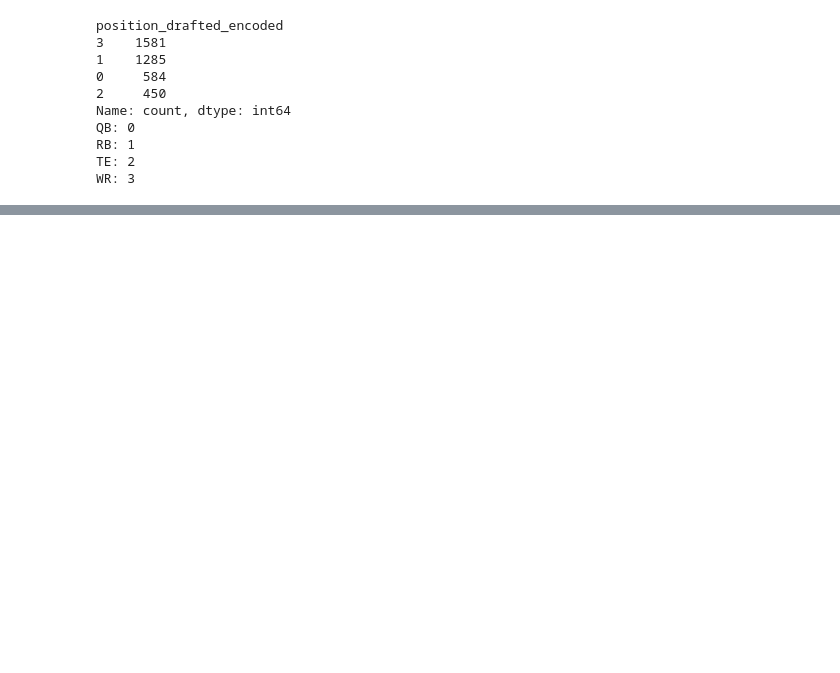
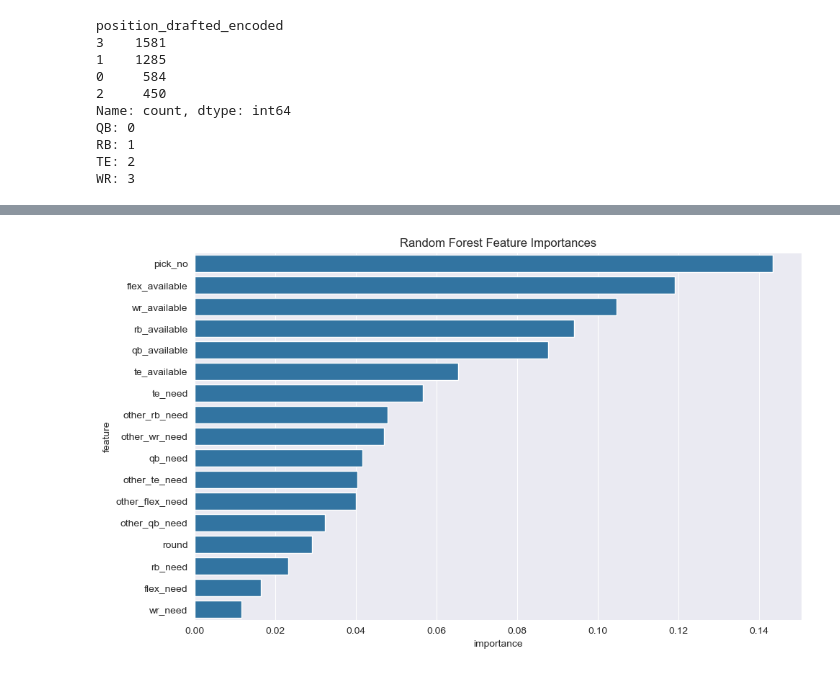
Before and after one commit to arkokush/FantasyFootball, a Jupyter notebook: notebooks/nueral_network_model.ipynb, the cells around one changed output, grey strips where cells are left out. Saved outputs shown, nothing was run; the diff lists cells and outputs as text; code cells hidden in the pictures; blank space fills up the shorter version.

```diff
--- a/notebooks/nueral_network_model.ipynb
+++ b/notebooks/nueral_network_model.ipynb
@@ -239,0 +240,21 @@ Validation accuracy: 0.514102564102564
+# %%
+import pandas as pd
+import matplotlib.pyplot as plt
+import seaborn as sns
+
+# Get feature importances from the trained model
+importances = rf.feature_importances_
+feature_names = X_train.columns
+
+# Create a DataFrame for easy plotting
+feat_imp = pd.DataFrame({'feature': feature_names, 'importance': importances})
+feat_imp = feat_imp.sort_values('importance', ascending=False)
+
+# Plot
+plt.figure(figsize=(10, 6))
+sns.barplot(x='importance', y='feature', data=feat_imp)
+plt.title('Random Forest Feature Importances')
+plt.tight_layout()
+plt.show()
+# %% [output]
+[figure, added]
```
Also changed, not shown: parts of 8 cells of this notebook, 1 other file.
